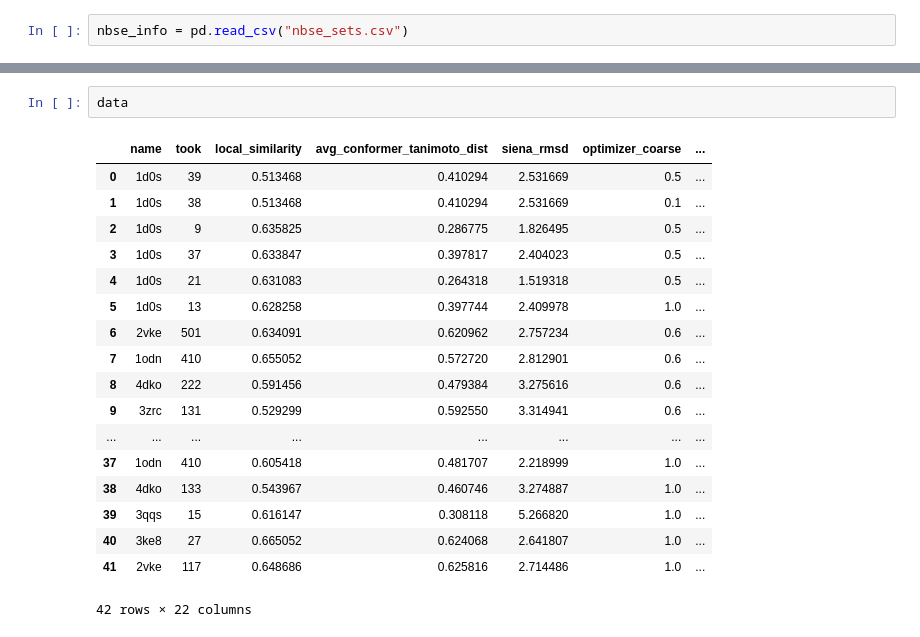
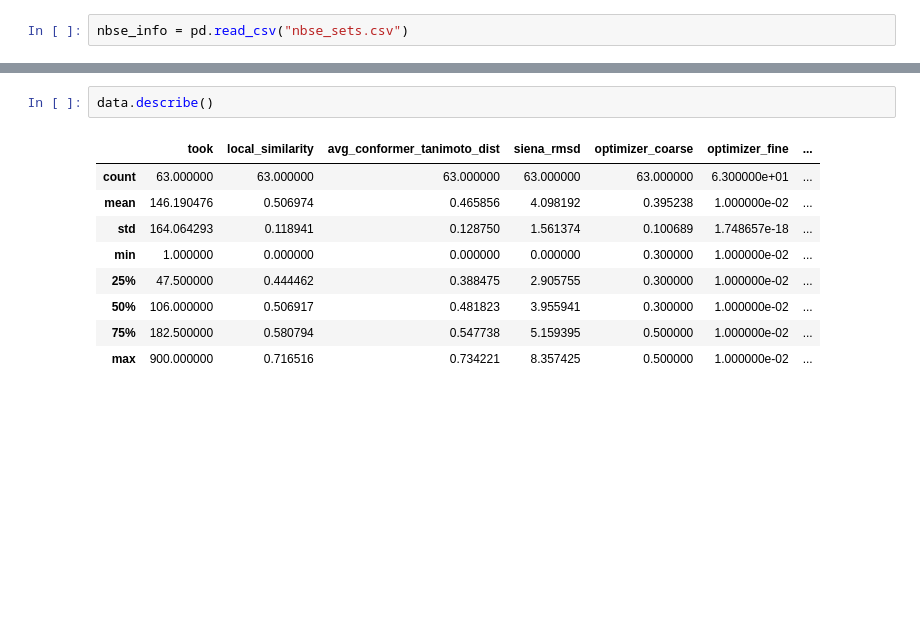
Before and after one commit to ciw-project-2023/nbse-analysis, a Jupyter notebook: nbse_analysis/plots.ipynb, the cells around one changed output, grey strips where cells are left out. Saved outputs shown, nothing was run; the diff lists cells and outputs as text; blank space fills up the shorter version.

```diff
--- a/nbse_analysis/plots.ipynb
+++ b/nbse_analysis/plots.ipynb
@@ -44,21 +27,12 @@ data = results.merge(nbse_info, left_on=['name'], right_on=['set_name'])
-# %%
-data
-# %% [output]
-|  | name | took | local_similarity | avg_conformer_tanimoto_dist | siena_rmsd | optimizer_coarse | ... |
-| 0 | 1d0s | 39 | 0.513468 | 0.410294 | 2.531669 | 0.5 | ... |
-| 1 | 1d0s | 38 | 0.513468 | 0.410294 | 2.531669 | 0.1 | ... |
-| 2 | 1d0s | 9 | 0.635825 | 0.286775 | 1.826495 | 0.5 | ... |
-| 3 | 1d0s | 37 | 0.633847 | 0.397817 | 2.404023 | 0.5 | ... |
-| 4 | 1d0s | 21 | 0.631083 | 0.264318 | 1.519318 | 0.5 | ... |
-| 5 | 1d0s | 13 | 0.628258 | 0.397744 | 2.409978 | 1.0 | ... |
-| 6 | 2vke | 501 | 0.634091 | 0.620962 | 2.757234 | 0.6 | ... |
-| 7 | 1odn | 410 | 0.655052 | 0.572720 | 2.812901 | 0.6 | ... |
-| 8 | 4dko | 222 | 0.591456 | 0.479384 | 3.275616 | 0.6 | ... |
-| 9 | 3zrc | 131 | 0.529299 | 0.592550 | 3.314941 | 0.6 | ... |
-| ... | ... | ... | ... | ... | ... | ... | ... |
-| 37 | 1odn | 410 | 0.605418 | 0.481707 | 2.218999 | 1.0 | ... |
-| 38 | 4dko | 133 | 0.543967 | 0.460746 | 3.274887 | 1.0 | ... |
-| 39 | 3qqs | 15 | 0.616147 | 0.308118 | 5.266820 | 1.0 | ... |
-| 40 | 3ke8 | 27 | 0.665052 | 0.624068 | 2.641807 | 1.0 | ... |
-| 41 | 2vke | 117 | 0.648686 | 0.625816 | 2.714486 | 1.0 | ... |
-42 rows × 22 columns
+# %%
+data.describe()
+# %% [output]
+|  | took | local_similarity | avg_conformer_tanimoto_dist | siena_rmsd | optimizer_coarse | optimizer_fine | ... |
+| count | 63.000000 | 63.000000 | 63.000000 | 63.000000 | 63.000000 | 6.300000e+01 | ... |
+| mean | 146.190476 | 0.506974 | 0.465856 | 4.098192 | 0.395238 | 1.000000e-02 | ... |
+| std | 164.064293 | 0.118941 | 0.128750 | 1.561374 | 0.100689 | 1.748657e-18 | ... |
+| min | 1.000000 | 0.000000 | 0.000000 | 0.000000 | 0.300000 | 1.000000e-02 | ... |
+| 25% | 47.500000 | 0.444462 | 0.388475 | 2.905755 | 0.300000 | 1.000000e-02 | ... |
+| 50% | 106.000000 | 0.506917 | 0.481823 | 3.955941 | 0.300000 | 1.000000e-02 | ... |
+| 75% | 182.500000 | 0.580794 | 0.547738 | 5.159395 | 0.500000 | 1.000000e-02 | ... |
+| max | 900.000000 | 0.716516 | 0.734221 | 8.357425 | 0.500000 | 1.000000e-02 | ... |
```
Also changed, not shown: parts of 9 cells of this notebook, 3 other files.
